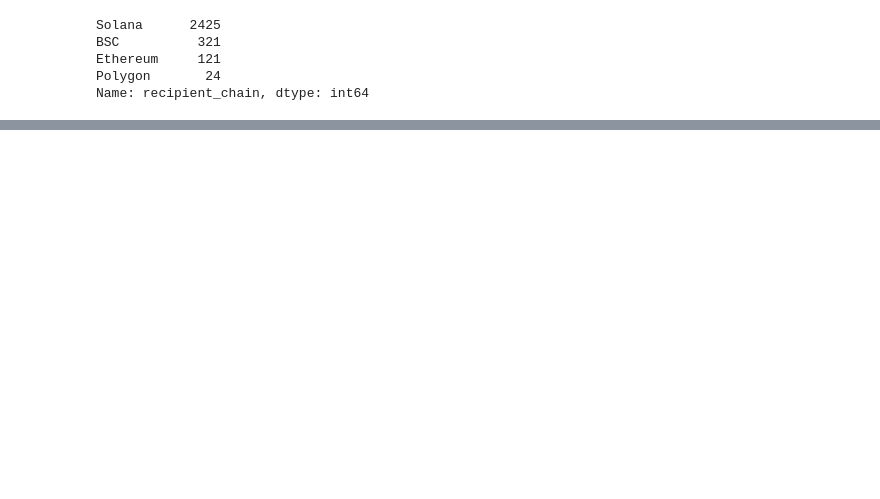
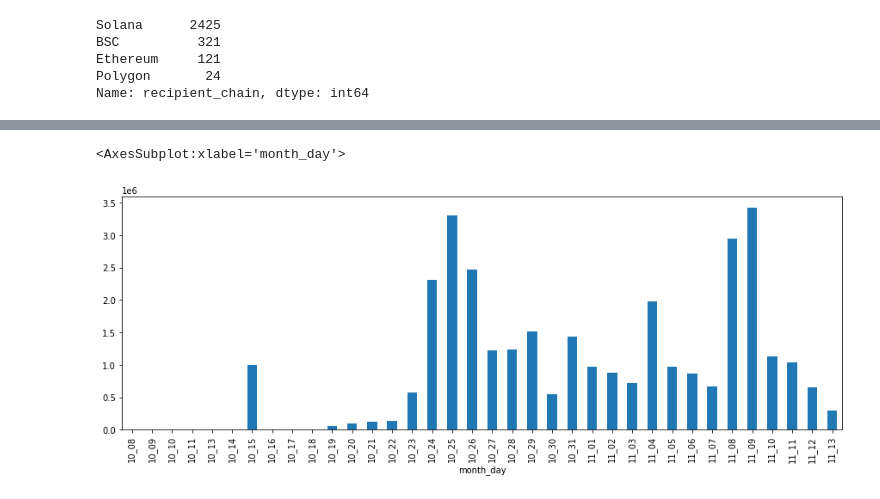
Before and after one commit to IncioMan/on-chain-data-analysis, a Jupyter notebook: wormhole/Terra - Wormhole - Terra Bridge.ipynb, the cells around one changed output, grey strips where cells are left out. Saved outputs shown, nothing was run; the diff lists cells and outputs as text; code cells hidden in the pictures; blank space fills up the shorter version.

```diff
--- a/wormhole/Terra - Wormhole - Terra Bridge.ipynb
+++ b/wormhole/Terra - Wormhole - Terra Bridge.ipynb
@@ -195,0 +189,13 @@ Name: token_name, dtype: int64
+# %%
+tmp = wh_send[wh_send.token_name == 'uusd'].sort_values(by="amount", ascending=False)[10:]
+daily_uusd = (tmp[tmp.token_name == 'uusd'].groupby('month_day').sum().amount/1000000)
+daily_uusd['10_08'] = 0
+daily_uusd['10_09'] = 0
+daily_uusd['10_10'] = 0
+daily_uusd['10_11'] = 0
+daily_uusd['10_16'] = 0
+daily_uusd['10_17'] = 0
+daily_uusd.sort_index().plot(kind='bar')
+# %% [output]
+<AxesSubplot:xlabel='month_day'>
+[figure, added]
```
Also changed, not shown: parts of 15 cells of this notebook.
